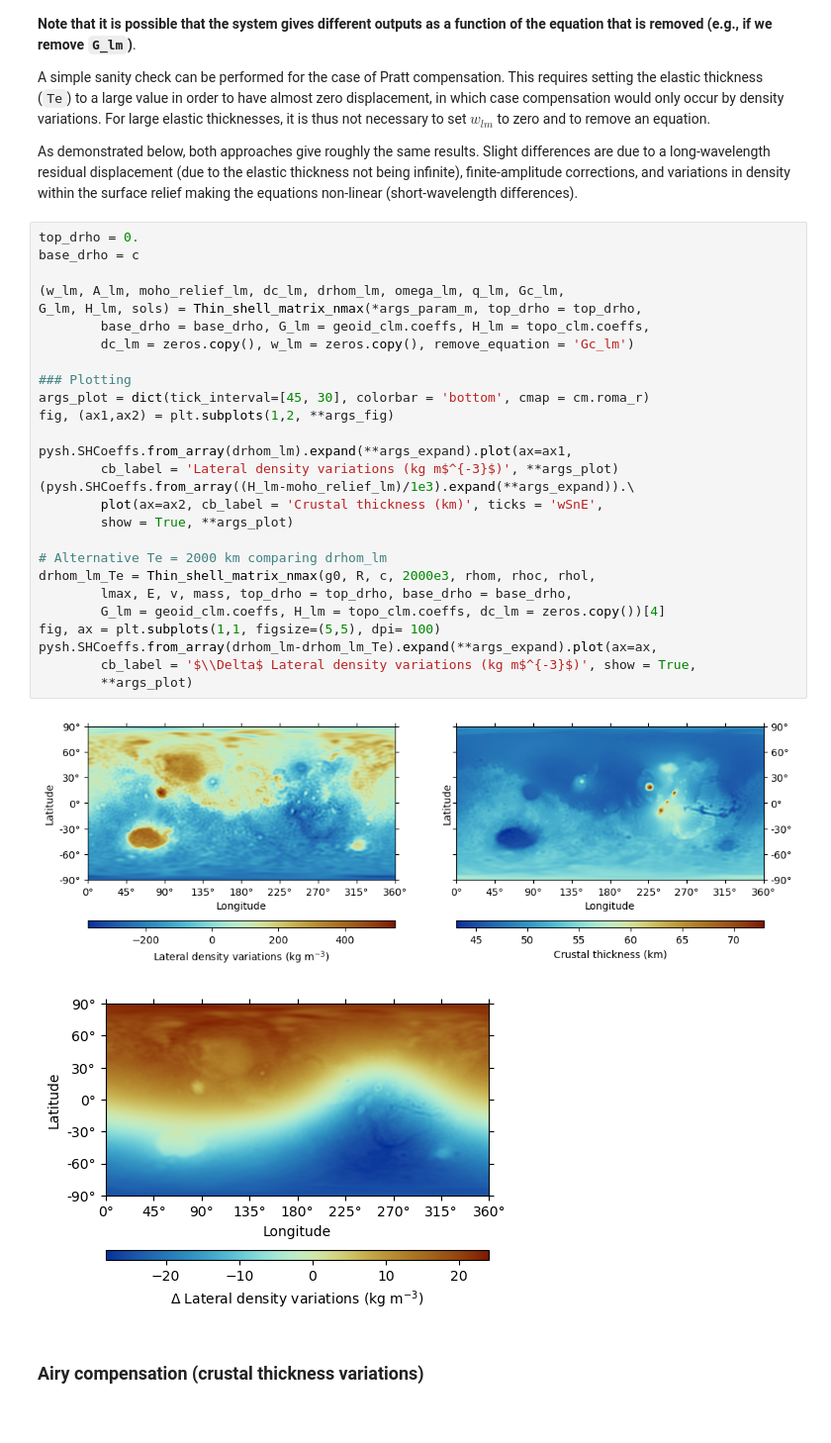
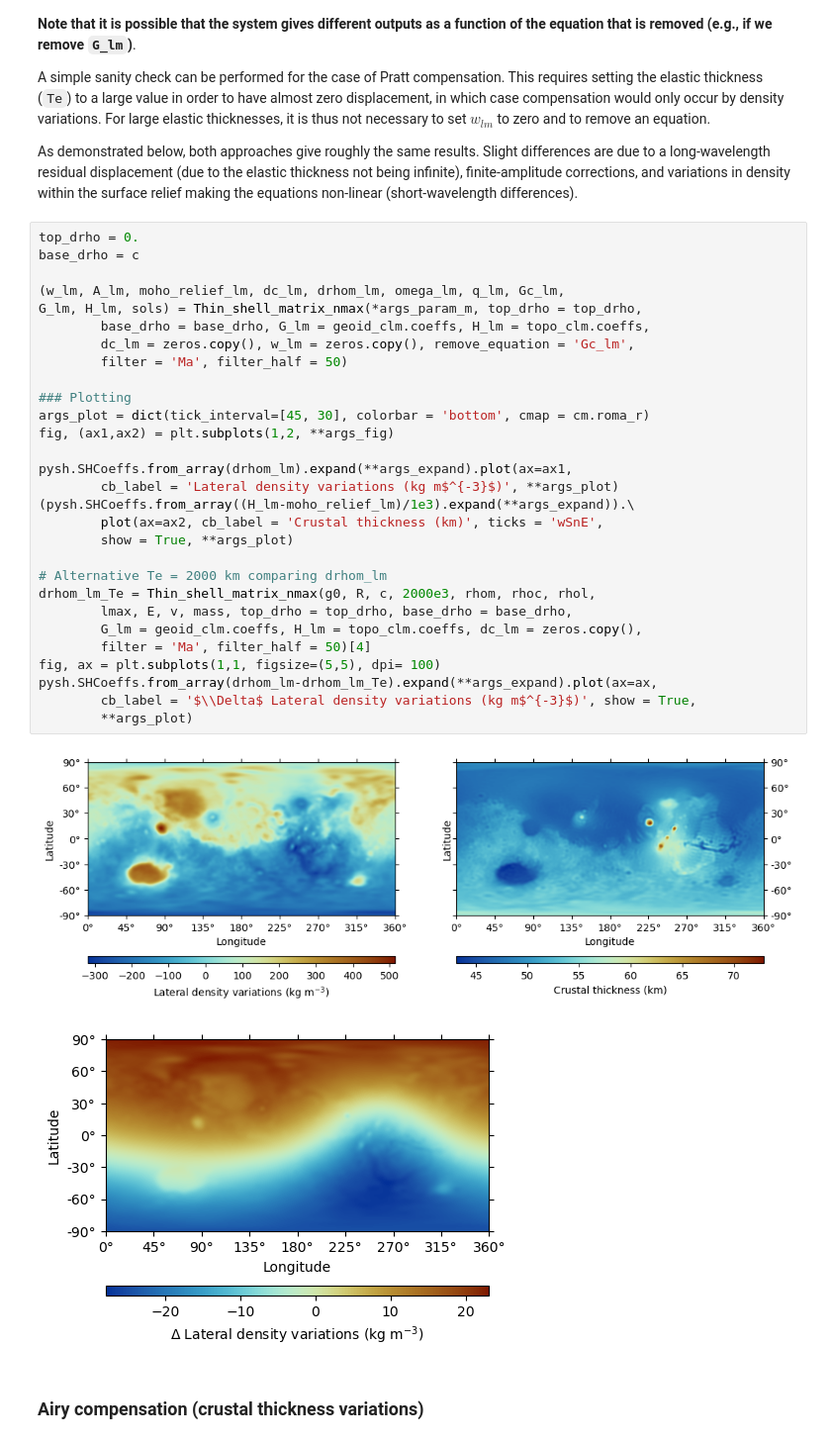
Before and after one commit to AB-Ares/Displacement_strain_planet, a Jupyter notebook: examples/Run_demo.ipynb, the cells around one changed output. Shown at 99% size. Drawn from its saved outputs; the diff is of its cells as text.

```diff
--- a/examples/Run_demo.ipynb
+++ b/examples/Run_demo.ipynb
@@ -150,33 +150,35 @@ As demonstrated below, both approaches give roughly the same results. Slight dif
 # %%
 top_drho = 0.
 base_drho = c
 
 (w_lm, A_lm, moho_relief_lm, dc_lm, drhom_lm, omega_lm, q_lm, Gc_lm,
 G_lm, H_lm, sols) = Thin_shell_matrix_nmax(*args_param_m, top_drho = top_drho,
         base_drho = base_drho, G_lm = geoid_clm.coeffs, H_lm = topo_clm.coeffs,
-        dc_lm = zeros.copy(), w_lm = zeros.copy(), remove_equation = 'Gc_lm')
+        dc_lm = zeros.copy(), w_lm = zeros.copy(), remove_equation = 'Gc_lm',
+        filter = 'Ma', filter_half = 50)
 
 ### Plotting
 args_plot = dict(tick_interval=[45, 30], colorbar = 'bottom', cmap = cm.roma_r)
 fig, (ax1,ax2) = plt.subplots(1,2, **args_fig)
 
 pysh.SHCoeffs.from_array(drhom_lm).expand(**args_expand).plot(ax=ax1,
         cb_label = 'Lateral density variations (kg m$^{-3}$)', **args_plot)
 (pysh.SHCoeffs.from_array((H_lm-moho_relief_lm)/1e3).expand(**args_expand)).\
         plot(ax=ax2, cb_label = 'Crustal thickness (km)', ticks = 'wSnE',
         show = True, **args_plot)
 
 # Alternative Te = 2000 km comparing drhom_lm
 drhom_lm_Te = Thin_shell_matrix_nmax(g0, R, c, 2000e3, rhom, rhoc, rhol,
         lmax, E, v, mass, top_drho = top_drho, base_drho = base_drho,
-        G_lm = geoid_clm.coeffs, H_lm = topo_clm.coeffs, dc_lm = zeros.copy())[4]
+        G_lm = geoid_clm.coeffs, H_lm = topo_clm.coeffs, dc_lm = zeros.copy(),
+        filter = 'Ma', filter_half = 50)[4]
 fig, ax = plt.subplots(1,1, figsize=(5,5), dpi= 100)
 pysh.SHCoeffs.from_array(drhom_lm-drhom_lm_Te).expand(**args_expand).plot(ax=ax,
         cb_label = '$\\Delta$ Lateral density variations (kg m$^{-3}$)', show = True,
         **args_plot)
 # %% [output]
-[figure, old version]
+[figure, new version]
-[figure, old version]
+[figure, new version]
 # %% [markdown]
 ### Airy compensation (crustal thickness variations)
 # %% [markdown]
```
Also changed, not shown: parts of 3 cells of this notebook, 3 other files.
